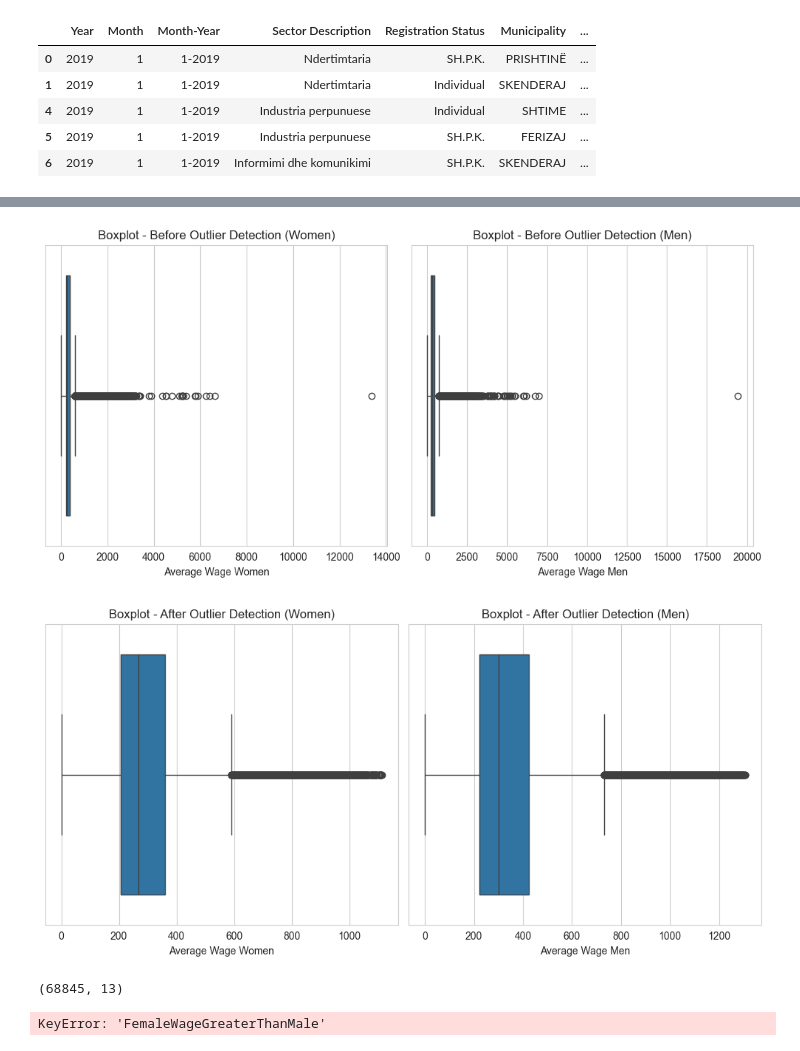
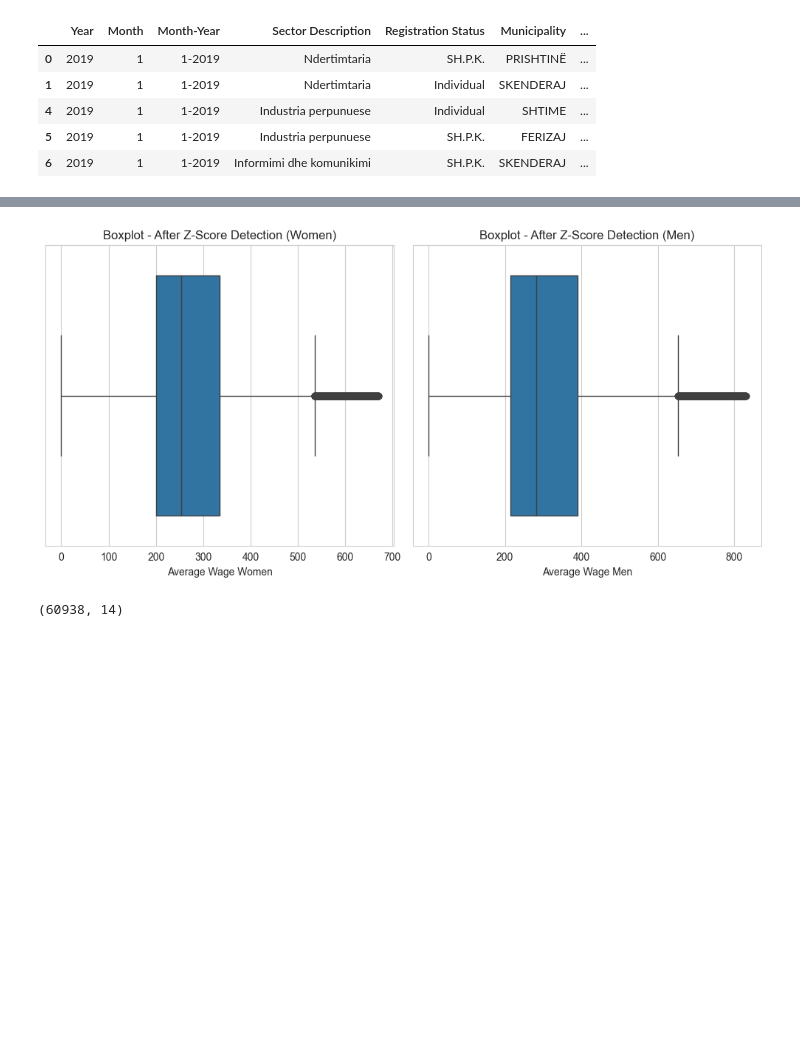
Before and after one commit to fisinik/employment-salary-prediction, a Jupyter notebook: preprocessing.ipynb, the cells around one changed output, grey strips where cells are left out. Saved outputs shown, nothing was run; the diff lists cells and outputs as text; code cells hidden in the pictures; blank space fills up the shorter version.

```diff
--- a/preprocessing.ipynb
+++ b/preprocessing.ipynb
@@ -212,51 +264,31 @@ employment_translated.head(5)
 # %%
-# Before outlier detection
+# Calculate the z-scores for "Average Wage Women" and "Average Wage Men" columns
+z_scores = (employment_no_anomalies[['Average Wage Women', 'Average Wage Men']] - employment_no_anomalies[['Average Wage Women', 'Average Wage Men']].mean()) / employment_no_anomalies[['Average Wage Women', 'Average Wage Men']].std()
+
+# Define a threshold for outlier detection (e.g., z-score > 3 or z-score < -3)
+threshold = 3
+
+outliers = z_scores.abs() > threshold
+
+employment_no_outliers = employment_no_anomalies[~outliers.any(axis=1)]
+
+# After outlier detection
 fig, (ax1, ax2) = plt.subplots(1, 2, figsize=(10, 5))
 
-sns.boxplot(data=employment_translated, x='Average Wage Women', ax=ax1)
-ax1.set_title('Boxplot - Before Outlier Detection (Women)')
+sns.boxplot(data=employment_no_outliers, x='Average Wage Women', ax=ax1)
+ax1.set_title('Boxplot - After Z-Score Detection (Women)')
 
-sns.boxplot(data=employment_translated, x='Average Wage Men', ax=ax2)
-ax2.set_title('Boxplot - Before Outlier Detection (Men)')
+sns.boxplot(data=employment_no_outliers, x='Average Wage Men', ax=ax2)
+ax2.set_title('Boxplot - After Z-Score Detection (Men)')
 
 plt.tight_layout()
 plt.show()
 
-# Calculate the z-scores for "Average Wage Women" and "Average Wage Men" columns
-z_scores = (employment_translated[['Average Wage Women', 'Average Wage Men']] - employment_translated[['Average Wage Women', 'Average Wage Men']].mean()) / employment_translated[['Average Wage Women', 'Average Wage Men']].std()
-
-# Define a threshold for outlier detection (e.g., z-score > 3 or z-score < -3)
-threshold = 3
-
-# Identify the outliers by checking if the absolute z-score exceeds the threshold
-outliers = z_scores.abs() > threshold
-
-# Filter the DataFrame to include only the rows without outliers
-employment_translated_no_outliers = employment_translated[~outliers.any(axis=1)]
-
-# After outlier detection
-fig, (ax1, ax2) = plt.subplots(1, 2, figsize=(10, 5))
-
-sns.boxplot(data=employment_translated_no_outliers, x='Average Wage Women', ax=ax1)
-ax1.set_title('Boxplot - After Outlier Detection (Women)')
-
-sns.boxplot(data=employment_translated_no_outliers, x='Average Wage Men', ax=ax2)
-ax2.set_title('Boxplot - After Outlier Detection (Men)')
-
-plt.tight_layout()
-plt.show()
+# export boxplot
+fig.savefig('boxplot_after_zscore_detection.png')
 # %% [output]
-[figure, old version]
+[figure, new version]
-[figure, removed]
 # %%
-employment_translated_no_outliers.shape
+employment_no_outliers.shape
 # %% [output]
-(68845, 13)
+(60938, 14)
-# %%
-# employment_translated show how many false and true values
-employment_translated_no_outliers['FemaleWageGreaterThanMale'].value_counts()
-
-# create a csv file with the current data
-employment_translated_no_outliers.to_csv('employment.csv', index=False)
-# %% [output]
-KeyError: 'FemaleWageGreaterThanMale'
```
Also changed, not shown: parts of 11 cells of this notebook.
